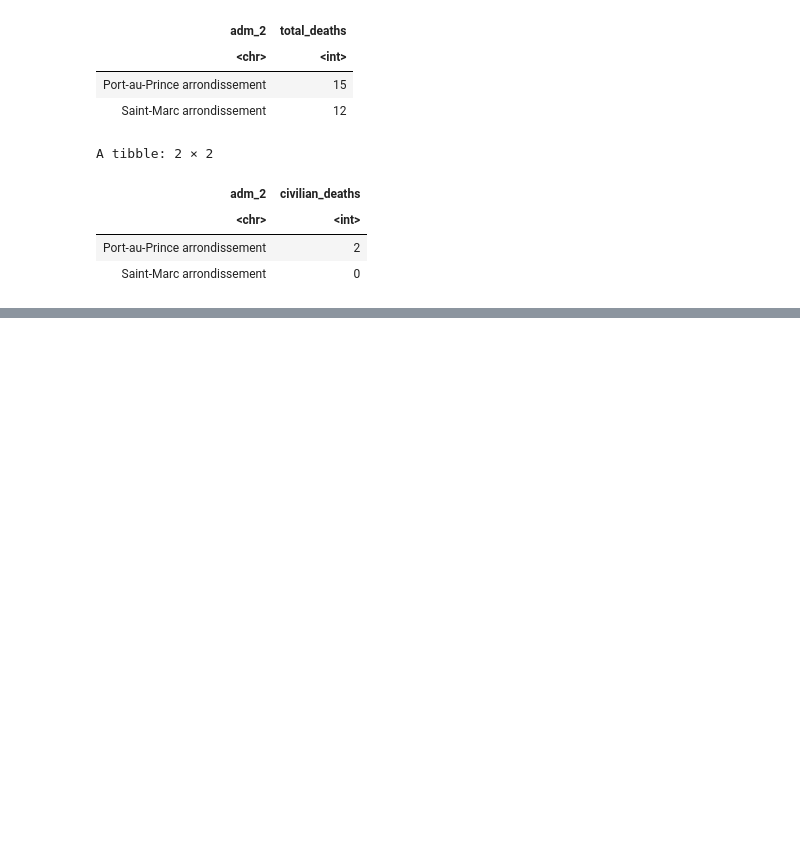
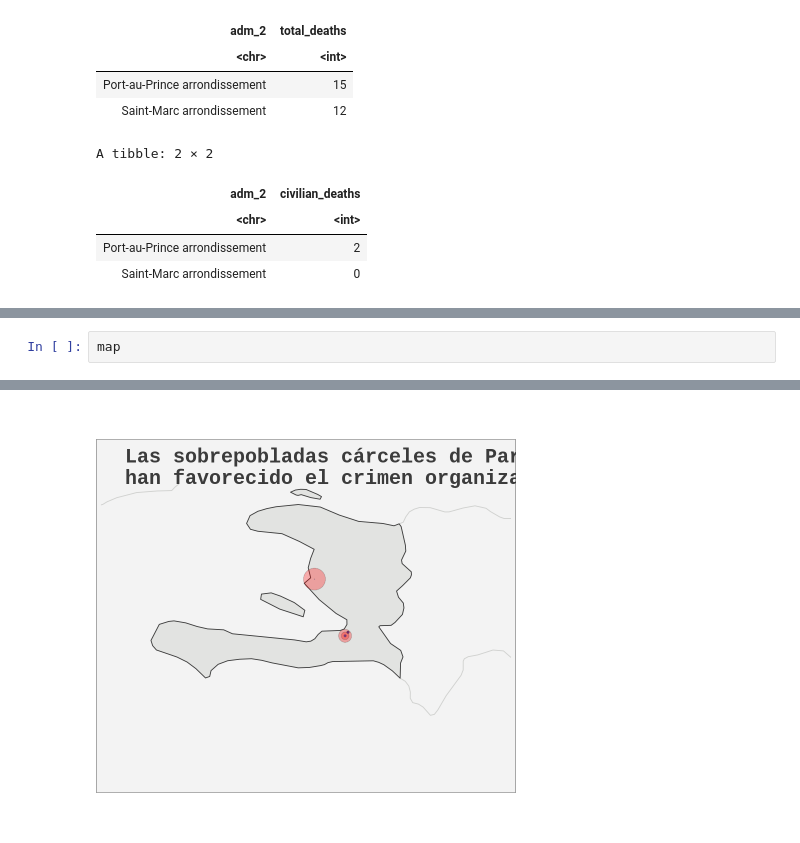
Before and after one commit to newton-c/haiti_monitoring, a Jupyter notebook: ucdp_api.ipynb, the cells around one changed output, grey strips where cells are left out. Saved outputs shown, nothing was run; the diff lists cells and outputs as text; blank space fills up the shorter version.

```diff
--- a/ucdp_api.ipynb
+++ b/ucdp_api.ipynb
@@ -181,0 +265,3 @@ A tibble: 2 × 2
+# %%
+map
+# %% [output]
@@ -181,0 +288 @@ A tibble: 2 × 2
+[figure, added]
```
Also changed, not shown: parts of 7 cells of this notebook.
